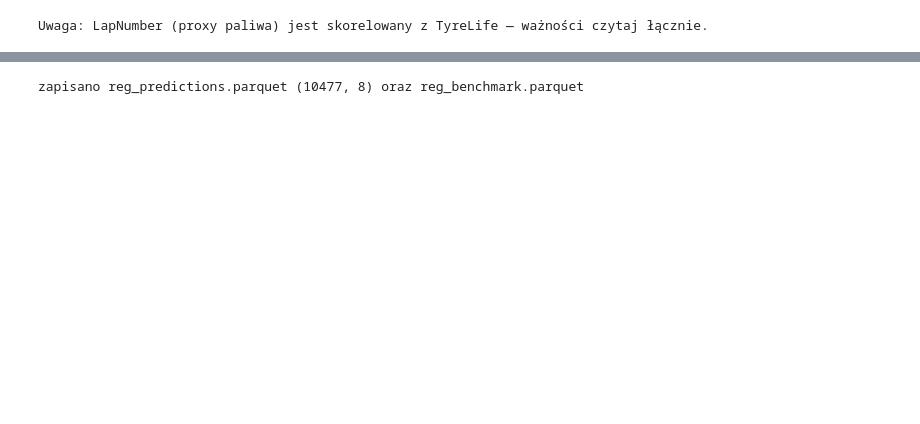
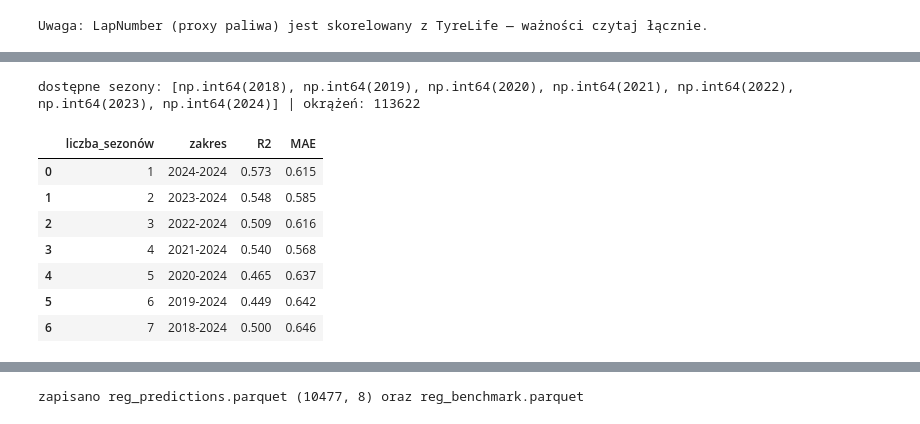
Before and after one commit to straightchlorine/f1-ml-lab, a Jupyter notebook: notebooks/03-regression-laptime.ipynb, the cells around one changed output, grey strips where cells are left out. Cells and saved outputs as stored; diff of their text form; code cells hidden in the pictures; blank space fills up the shorter version.

```diff
--- a/notebooks/03-regression-laptime.ipynb
+++ b/notebooks/03-regression-laptime.ipynb
@@ -289,0 +309,37 @@ Uwaga: LapNumber (proxy paliwa) jest skorelowany z TyreLife — ważności czyta
+# %%
+laps_all = pd.read_parquet('../data/laps_all.parquet')
+laps_all['FreshTyre'] = laps_all['FreshTyre'].astype(int)
+seasons_all = sorted(laps_all['Season'].unique())
+print('dostępne sezony:', seasons_all, '| okrążeń:', len(laps_all))
+
+def ocena_podzbioru(df):
+    df = df.copy()
+    df['base'] = df.groupby('race_id')['LapTime_s'].transform('median')
+    df['rel'] = df['LapTime_s'] - df['base']
+    g = df['race_id'].values
+    tr_, te_ = next(GroupShuffleSplit(1, test_size=0.25, random_state=42).split(df, groups=g))
+    pre = ColumnTransformer([
+        ('cat', OneHotEncoder(handle_unknown='ignore', sparse_output=False), cat_cols),
+        ('num', make_pipeline(SimpleImputer(strategy='median'), StandardScaler()), num_cols)])
+    m = Pipeline([('pre', pre), ('reg', LinearRegression())]).fit(
+        df[cat_cols + num_cols].iloc[tr_], df['rel'].values[tr_])
+    p = m.predict(df[cat_cols + num_cols].iloc[te_])
+    return r2_score(df['rel'].values[te_], p), mean_absolute_error(df['rel'].values[te_], p)
+
+rows = []
+for k in range(1, len(seasons_all) + 1):
+    chosen = seasons_all[-k:]
+    r2, mae = ocena_podzbioru(laps_all[laps_all['Season'].isin(chosen)])
+    rows.append({'liczba_sezonów': k, 'zakres': f'{chosen[0]}-{chosen[-1]}', 'R2': r2, 'MAE': mae})
+wynik_sez = pd.DataFrame(rows)
+wynik_sez.round(3)
+# %% [output]
+dostępne sezony: [np.int64(2018), np.int64(2019), np.int64(2020), np.int64(2021), np.int64(2022), np.int64(2023), np.int64(2024)] | okrążeń: 113622
+|  | liczba_sezonów | zakres | R2 | MAE |
+| 0 | 1 | 2024-2024 | 0.573 | 0.615 |
+| 1 | 2 | 2023-2024 | 0.548 | 0.585 |
+| 2 | 3 | 2022-2024 | 0.509 | 0.616 |
+| 3 | 4 | 2021-2024 | 0.540 | 0.568 |
+| 4 | 5 | 2020-2024 | 0.465 | 0.637 |
+| 5 | 6 | 2019-2024 | 0.449 | 0.642 |
+| 6 | 7 | 2018-2024 | 0.500 | 0.646 |
```
Also changed, not shown: parts of 22 cells of this notebook, 7 other files.
